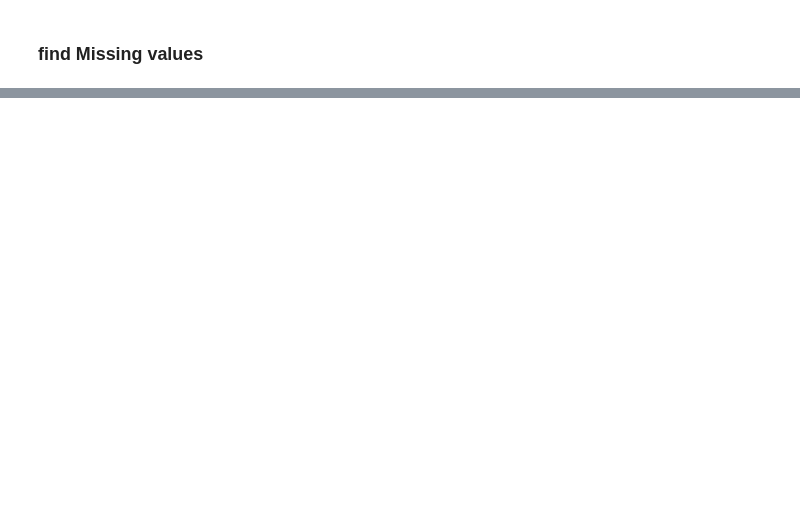
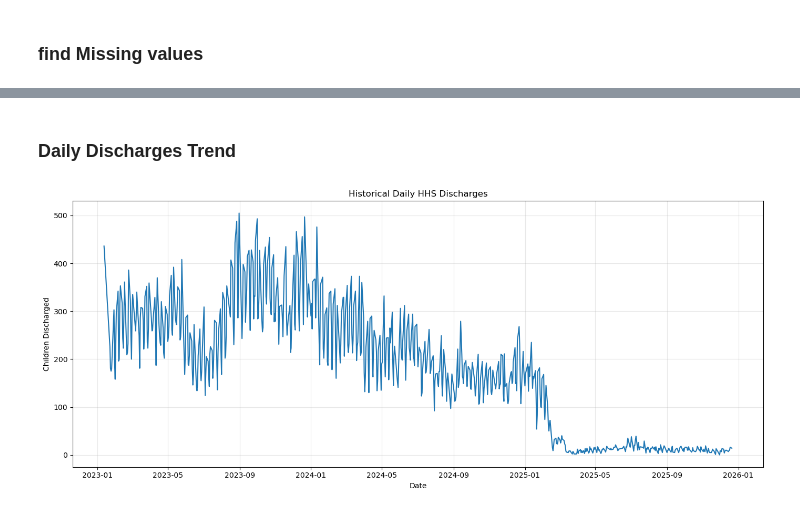
Before and after one commit to sohail95722/uac-care-load-forecasting, a Jupyter notebook: UAC_Predictive_Forecasting/HHS_Unaccompanied_Alien_Children_Program.ipynb, the cells around one changed output, grey strips where cells are left out. Cells and saved outputs as stored; diff of their text form; code cells hidden in the pictures; blank space fills up the shorter version.

```diff
--- a/UAC_Predictive_Forecasting/HHS_Unaccompanied_Alien_Children_Program.ipynb
+++ b/UAC_Predictive_Forecasting/HHS_Unaccompanied_Alien_Children_Program.ipynb
@@ -91,0 +292,19 @@ display(daily.head())
+# %% [markdown]
+### Daily Discharges Trend
+# %%
+plt.figure(figsize=(14, 6))
+
+plt.plot(
+    df_clean["Date"],
+    df_clean["Children discharged from HHS Care"]
+)
+
+plt.title("Historical Daily HHS Discharges")
+plt.xlabel("Date")
+plt.ylabel("Children Discharged")
+
+plt.grid(True, alpha=0.3)
+plt.tight_layout()
+plt.show()
+# %% [output]
+[figure, added]
```
Also changed, not shown: parts of 87 cells of this notebook.
